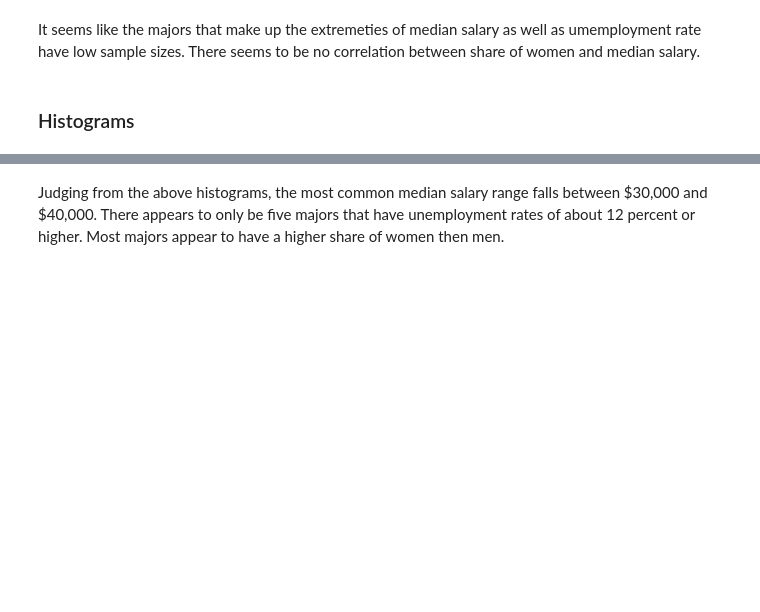
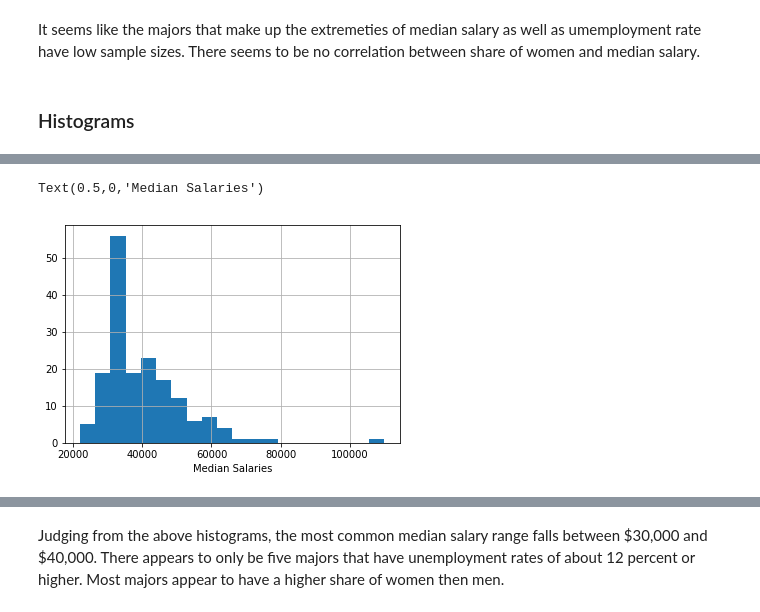
Before and after one commit to jenfad/Visualizing-Earnings-by-College-Majors, a Jupyter notebook: Basics.ipynb, the cells around one changed output, grey strips where cells are left out. Cells and saved outputs as stored; diff of their text form; code cells hidden in the pictures; blank space fills up the shorter version.

```diff
--- a/Basics.ipynb
+++ b/Basics.ipynb
@@ -104 +99,8 @@ Median Salaries
+# %%
+fig2, ax2 = plt.subplots()
+recent_grads['Median'].hist(bins = 20, ax = ax2)
+ax2.set_xlabel('Median Salaries')
+# %% [output]
+Text(0.5,0,'Median Salaries')
+[figure, added]
 # %%
```
Also changed, not shown: parts of 21 cells of this notebook.
